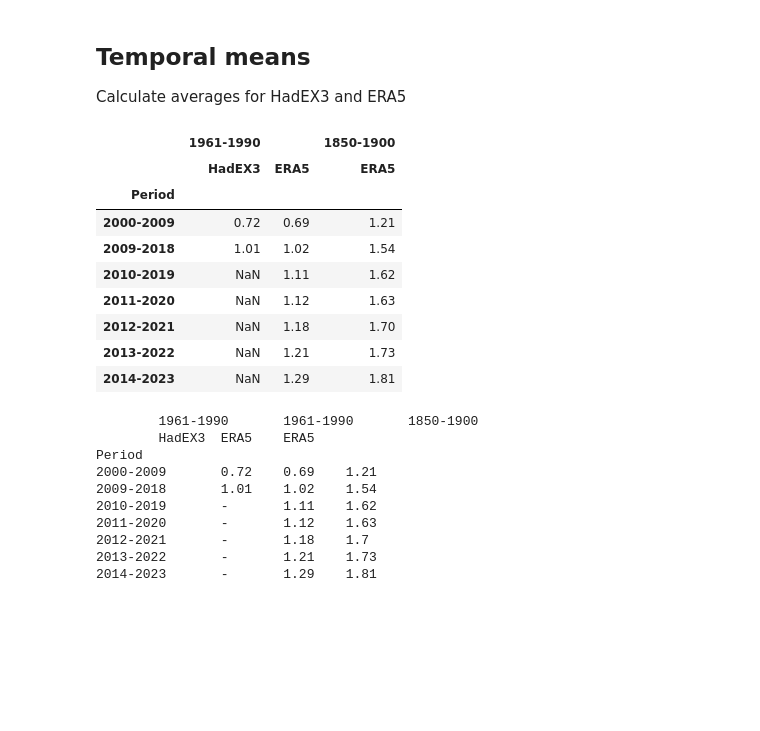
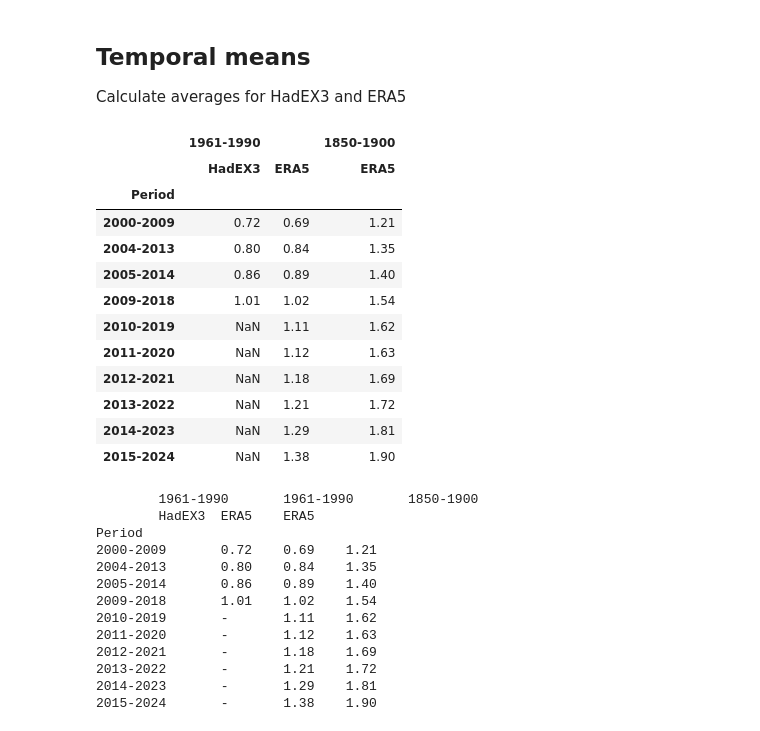
Before and after one commit to ClimateIndicator/cip_extremes, a Jupyter notebook: code/ALL_txx_tnn_ts.ipynb, the cells around one changed output. Saved outputs shown, nothing was run; the diff lists cells and outputs as text; code cells hidden in the pictures; blank space fills up the shorter version.

```diff
--- a/code/ALL_txx_tnn_ts.ipynb
+++ b/code/ALL_txx_tnn_ts.ipynb
@@ -167,50 +154,56 @@ Calculate averages for HadEX3 and ERA5
 # %%
 periods = (
     (2000, 2009),
+    (2004, 2013),
+    (2005, 2014),
     (2009, 2018),
     (2010, 2019),
     (2011, 2020),
     (2012, 2021),
     (2013, 2022),
     (2014, 2023),
+    (2015, 2024),
 )
 
 out = dict()
 for start, stop in periods:
 
     mn_hadex = ds_txx["HadEX3"].loc[slice(start, stop)].mean(skipna=False)
 
     mn_era5 = ds_txx["ERA5"].loc[slice(start, stop)].mean(skipna=False)
 
     key = f"{start}-{stop}"
 
     out[key] = [mn_hadex, mn_era5, mn_era5 + berkeley_txx_offset.item()]
 
 
 df_decadal = pd.DataFrame.from_dict(out).T
 
 mi = pd.MultiIndex.from_arrays(
     [("1961-1990", "1961-1990", "1850-1900"), ("HadEX3", "ERA5", "ERA5")]
 )
 
 df_decadal.columns = mi
 
 df_decadal = df_decadal.round(2)
 
 df_decadal.index.name = "Period"
 
 df_decadal
 # %% [output]
 |  | 1961-1990 |  | 1850-1900 |
 |  | HadEX3 | ERA5 | ERA5 |
 | Period |  |  |  |
 | 2000-2009 | 0.72 | 0.69 | 1.21 |
+| 2004-2013 | 0.80 | 0.84 | 1.35 |
+| 2005-2014 | 0.86 | 0.89 | 1.40 |
 | 2009-2018 | 1.01 | 1.02 | 1.54 |
 | 2010-2019 | NaN | 1.11 | 1.62 |
 | 2011-2020 | NaN | 1.12 | 1.63 |
-| 2012-2021 | NaN | 1.18 | 1.70 |
-| 2013-2022 | NaN | 1.21 | 1.73 |
+| 2012-2021 | NaN | 1.18 | 1.69 |
+| 2013-2022 | NaN | 1.21 | 1.72 |
 | 2014-2023 | NaN | 1.29 | 1.81 |
+| 2015-2024 | NaN | 1.38 | 1.90 |
 # %%
 fN = "../data/txx_decadal_means.csv"
 
@@ -223,17 +216,20 @@ df_decadal_out.columns = mi
 
 df_decadal_out.to_csv(fN, na_rep="-", float_format="%.2f")
 # %%
-# NOTE: paste as plain text (not HTML formatted) to a spreadsheet
+# output all periods for comparison with last year
 
-print(df_decadal.to_csv(sep="\t", na_rep="-"))
+print(df_decadal.to_csv(sep="\t", na_rep="-", float_format="%0.2f"))
 # %% [output]
         1961-1990       1961-1990       1850-1900
         HadEX3  ERA5    ERA5
 Period
 2000-2009       0.72    0.69    1.21
+2004-2013       0.80    0.84    1.35
+2005-2014       0.86    0.89    1.40
 2009-2018       1.01    1.02    1.54
 2010-2019       -       1.11    1.62
 2011-2020       -       1.12    1.63
-2012-2021       -       1.18    1.7
-2013-2022       -       1.21    1.73
+2012-2021       -       1.18    1.69
+2013-2022       -       1.21    1.72
 2014-2023       -       1.29    1.81
+2015-2024       -       1.38    1.90
```
Also changed, not shown: parts of 7 cells of this notebook, 1 other file.
